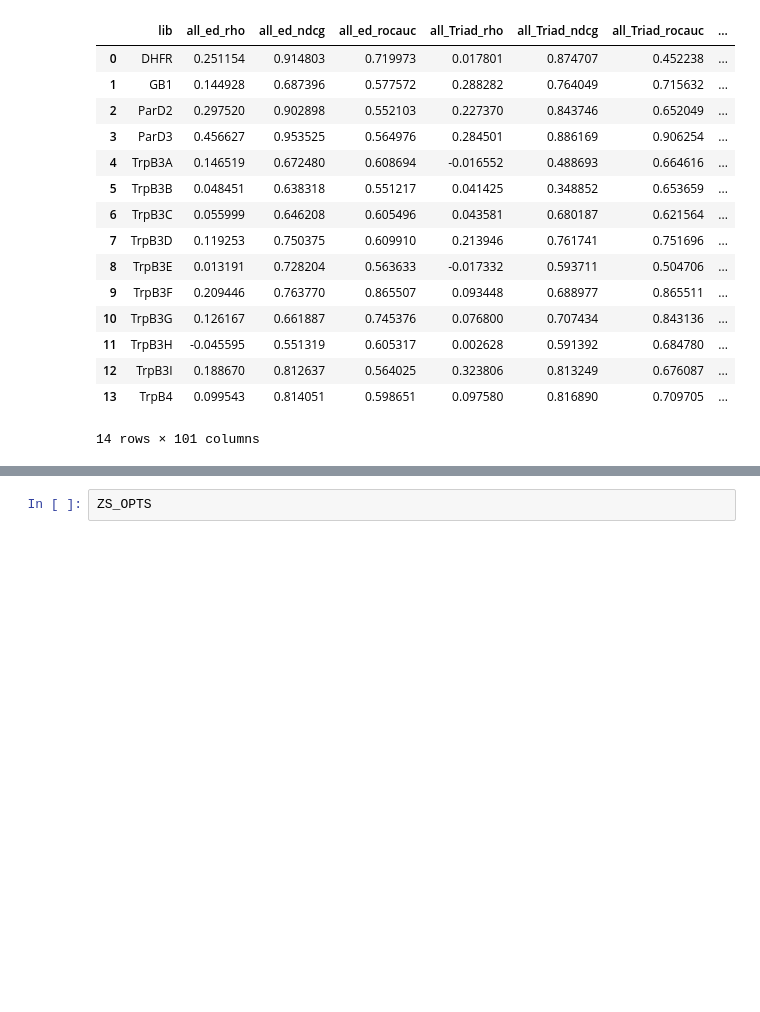
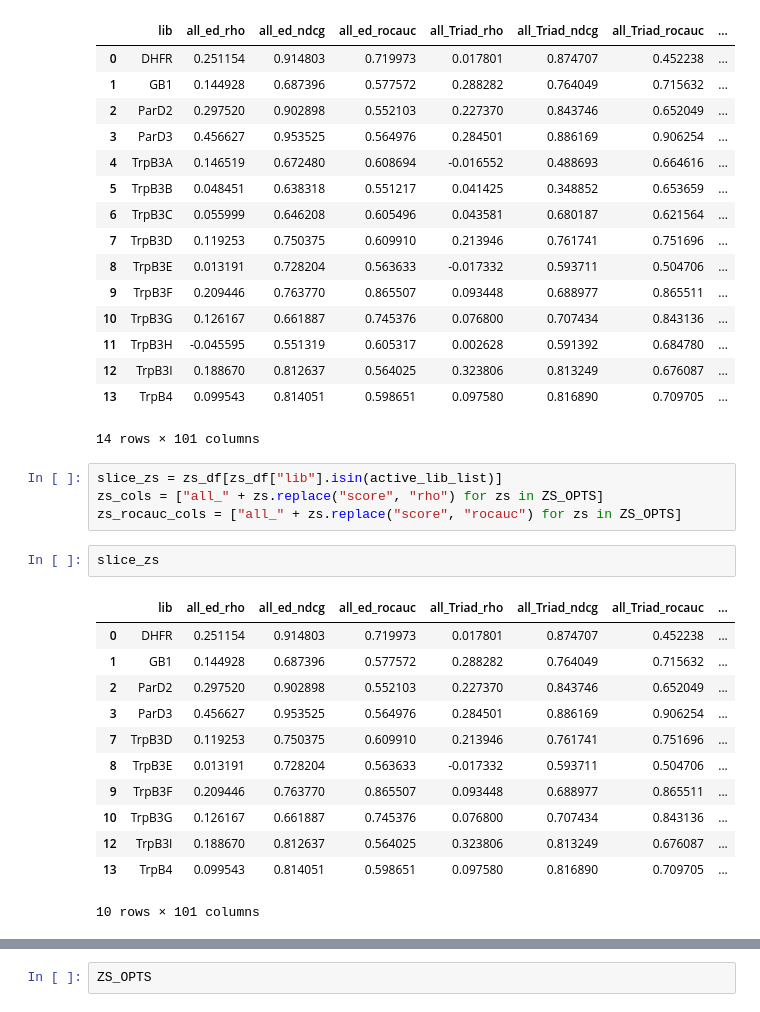
Before and after one commit to fhalab/SSMuLA, a Jupyter notebook: sandbox/zs_corr.ipynb, the cells around one changed output, grey strips where cells are left out. Cells and saved outputs as stored; diff of their text form; blank space fills up the shorter version.

```diff
--- a/sandbox/zs_corr.ipynb
+++ b/sandbox/zs_corr.ipynb
@@ -232,3 +232,22 @@ zs_df
 | 12 | TrpB3I | 0.188670 | 0.812637 | 0.564025 | 0.323806 | 0.813249 | 0.676087 | ... |
 | 13 | TrpB4 | 0.099543 | 0.814051 | 0.598651 | 0.097580 | 0.816890 | 0.709705 | ... |
 14 rows × 101 columns
+# %%
+slice_zs = zs_df[zs_df["lib"].isin(active_lib_list)]
+zs_cols = ["all_" + zs.replace("score", "rho") for zs in ZS_OPTS]
+zs_rocauc_cols = ["all_" + zs.replace("score", "rocauc") for zs in ZS_OPTS]
+# %%
+slice_zs
+# %% [output]
+|  | lib | all_ed_rho | all_ed_ndcg | all_ed_rocauc | all_Triad_rho | all_Triad_ndcg | all_Triad_rocauc | ... |
+| 0 | DHFR | 0.251154 | 0.914803 | 0.719973 | 0.017801 | 0.874707 | 0.452238 | ... |
+| 1 | GB1 | 0.144928 | 0.687396 | 0.577572 | 0.288282 | 0.764049 | 0.715632 | ... |
+| 2 | ParD2 | 0.297520 | 0.902898 | 0.552103 | 0.227370 | 0.843746 | 0.652049 | ... |
+| 3 | ParD3 | 0.456627 | 0.953525 | 0.564976 | 0.284501 | 0.886169 | 0.906254 | ... |
+| 7 | TrpB3D | 0.119253 | 0.750375 | 0.609910 | 0.213946 | 0.761741 | 0.751696 | ... |
+| 8 | TrpB3E | 0.013191 | 0.728204 | 0.563633 | -0.017332 | 0.593711 | 0.504706 | ... |
+| 9 | TrpB3F | 0.209446 | 0.763770 | 0.865507 | 0.093448 | 0.688977 | 0.865511 | ... |
+| 10 | TrpB3G | 0.126167 | 0.661887 | 0.745376 | 0.076800 | 0.707434 | 0.843136 | ... |
+| 12 | TrpB3I | 0.188670 | 0.812637 | 0.564025 | 0.323806 | 0.813249 | 0.676087 | ... |
+| 13 | TrpB4 | 0.099543 | 0.814051 | 0.598651 | 0.097580 | 0.816890 | 0.709705 | ... |
+10 rows × 101 columns
```
Also changed, not shown: parts of 14 cells of this notebook, 5 other files.
